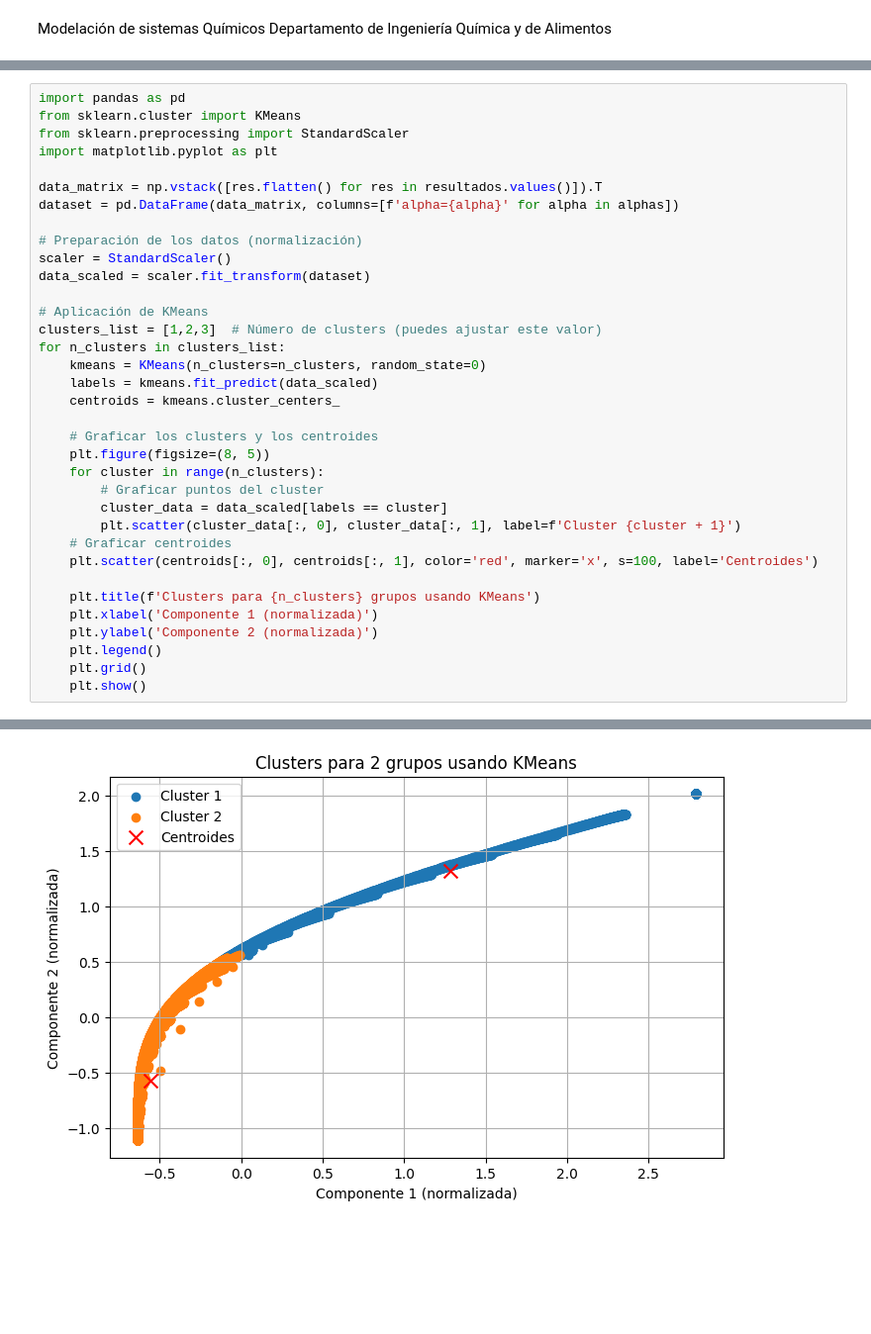
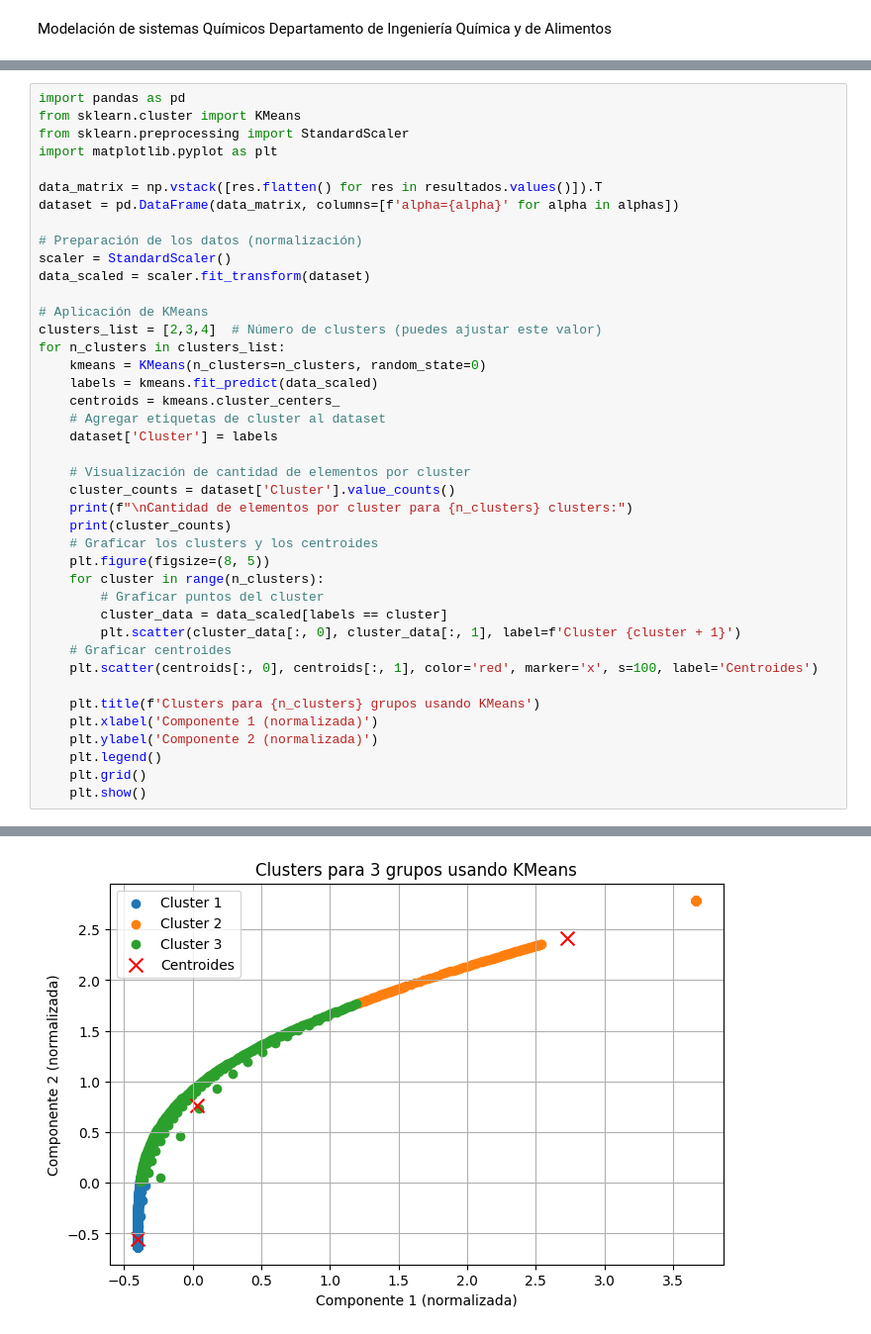
Before and after one commit to anacasicande/Modelamiento, a Jupyter notebook: Parcial3_AnayJaco.ipynb, the cells around one changed output, grey strips where cells are left out. Shown: that part at 99% size. Drawn from its saved outputs; the diff is of its cells as text; blank space fills up the shorter version.

```diff
--- a/Parcial3_AnayJaco.ipynb
+++ b/Parcial3_AnayJaco.ipynb
@@ -121,12 +78,18 @@ scaler = StandardScaler()
 data_scaled = scaler.fit_transform(dataset)
 
 # Aplicación de KMeans
-clusters_list = [1,2,3]  # Número de clusters (puedes ajustar este valor)
+clusters_list = [2,3,4]  # Número de clusters (puedes ajustar este valor)
 for n_clusters in clusters_list:
     kmeans = KMeans(n_clusters=n_clusters, random_state=0)
     labels = kmeans.fit_predict(data_scaled)
     centroids = kmeans.cluster_centers_
+    # Agregar etiquetas de cluster al dataset
+    dataset['Cluster'] = labels
 
+    # Visualización de cantidad de elementos por cluster
+    cluster_counts = dataset['Cluster'].value_counts()
+    print(f"\nCantidad de elementos por cluster para {n_clusters} clusters:")
+    print(cluster_counts)
     # Graficar los clusters y los centroides
     plt.figure(figsize=(8, 5))
     for cluster in range(n_clusters):
@@ -147 +121 @@ for n_clusters in clusters_list:
-[figure, old version]
+[figure, new version]
```
Also changed, not shown: parts of 3 cells of this notebook.
